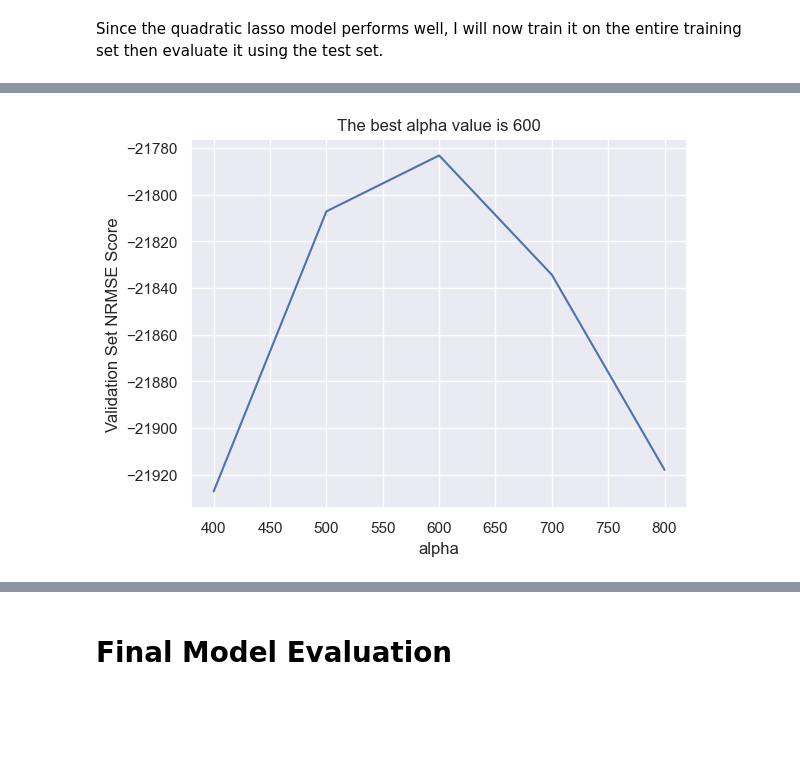
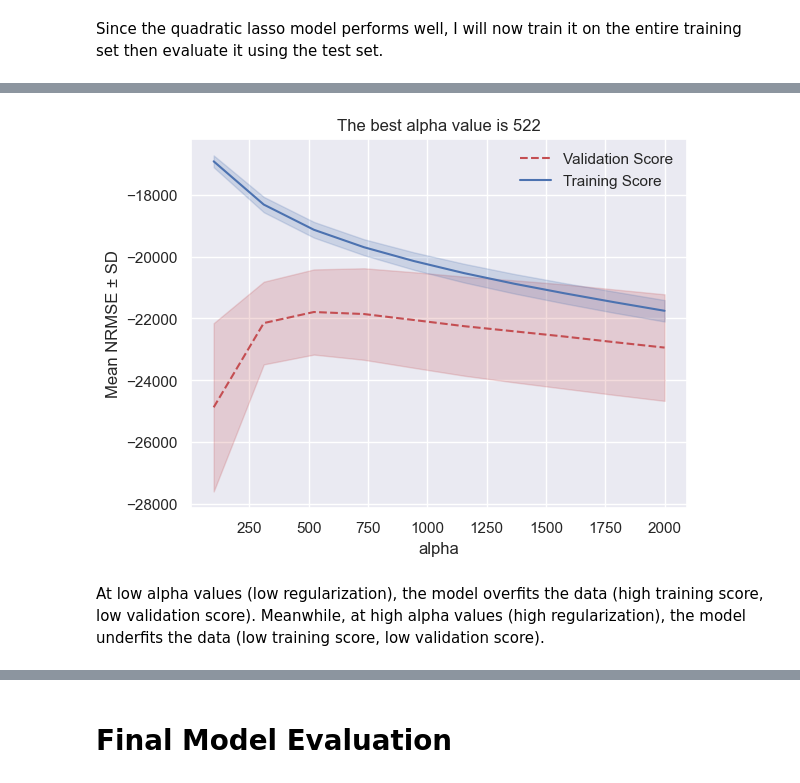
Before and after one commit to blue-fish-0/Data-Analytics-Projects, a Jupyter notebook: House Prices Prediction/house-prices-prediction.ipynb, the cells around one changed output, grey strips where cells are left out. Saved outputs shown, nothing was run; the diff lists cells and outputs as text; code cells hidden in the pictures; blank space fills up the shorter version.

```diff
--- a/House Prices Prediction/house-prices-prediction.ipynb
+++ b/House Prices Prediction/house-prices-prediction.ipynb
@@ -356,15 +367,19 @@ search_pipe = make_pipeline(
-# %%
-search_pipe.fit(X_train, y_train)
-search = search_pipe["gridsearchcv"]
-best_alpha = search.best_params_["alpha"]
-mean_test_scores = search.cv_results_["mean_test_score"]
-alpha_vs_NRMSE = pd.DataFrame(mean_test_scores, param_grid["alpha"])
-
-sns.lineplot(alpha_vs_NRMSE, legend=False)
-
-plt.title(f"The best alpha value is {int(best_alpha)}")
-plt.xlabel("alpha")
-plt.ylabel("Validation Set NRMSE Score")
-plt.show()
-# %% [output]
-[figure, removed]
+# %%
+param_grid = {"alpha": np.linspace(100, 2000, num=10)}
+search_pipe = make_pipeline(
+    data_processing,
+    PolynomialFeatures(degree=2),
+    GridSearchCV(
+        Lasso(),
+        param_grid,
+        cv=5,
+        scoring="neg_root_mean_squared_error",
+        return_train_score=True,
+        n_jobs=-1,
+    ),
+)
+
+search_pipe.fit(X_train, y_train)
+search = search_pipe["gridsearchcv"]
+# %% [output]
+[figure, added]
@@ -371,2 +420,4 @@ plt.show()
+# %% [markdown]
+At low alpha values (low regularization), the model overfits the data (high training score, low validation score). Meanwhile, at high alpha values (high regularization), the model underfits the data (low training score, low validation score).
 # %%
 lasso_pipe = make_pipeline(
```
Also changed, not shown: parts of 21 cells of this notebook.
